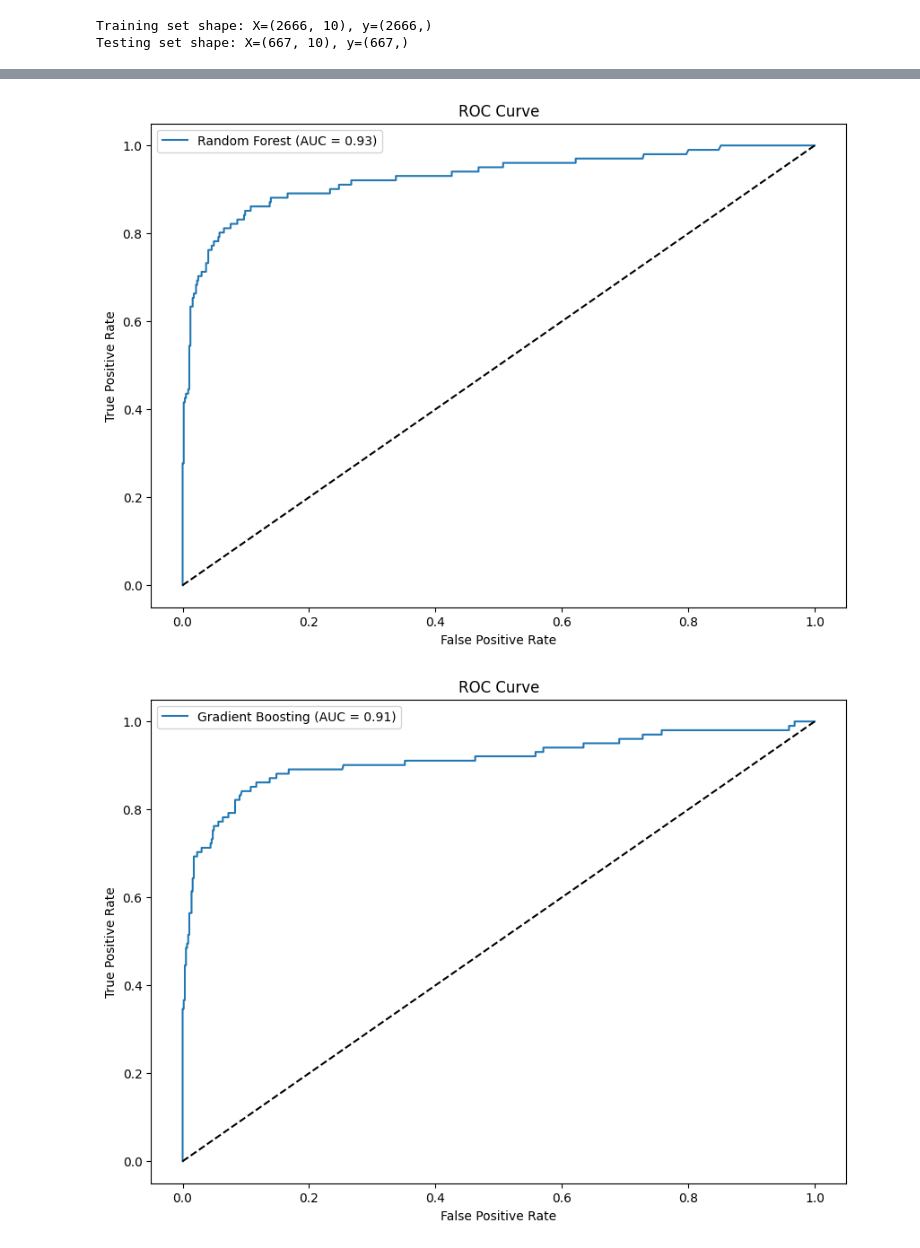
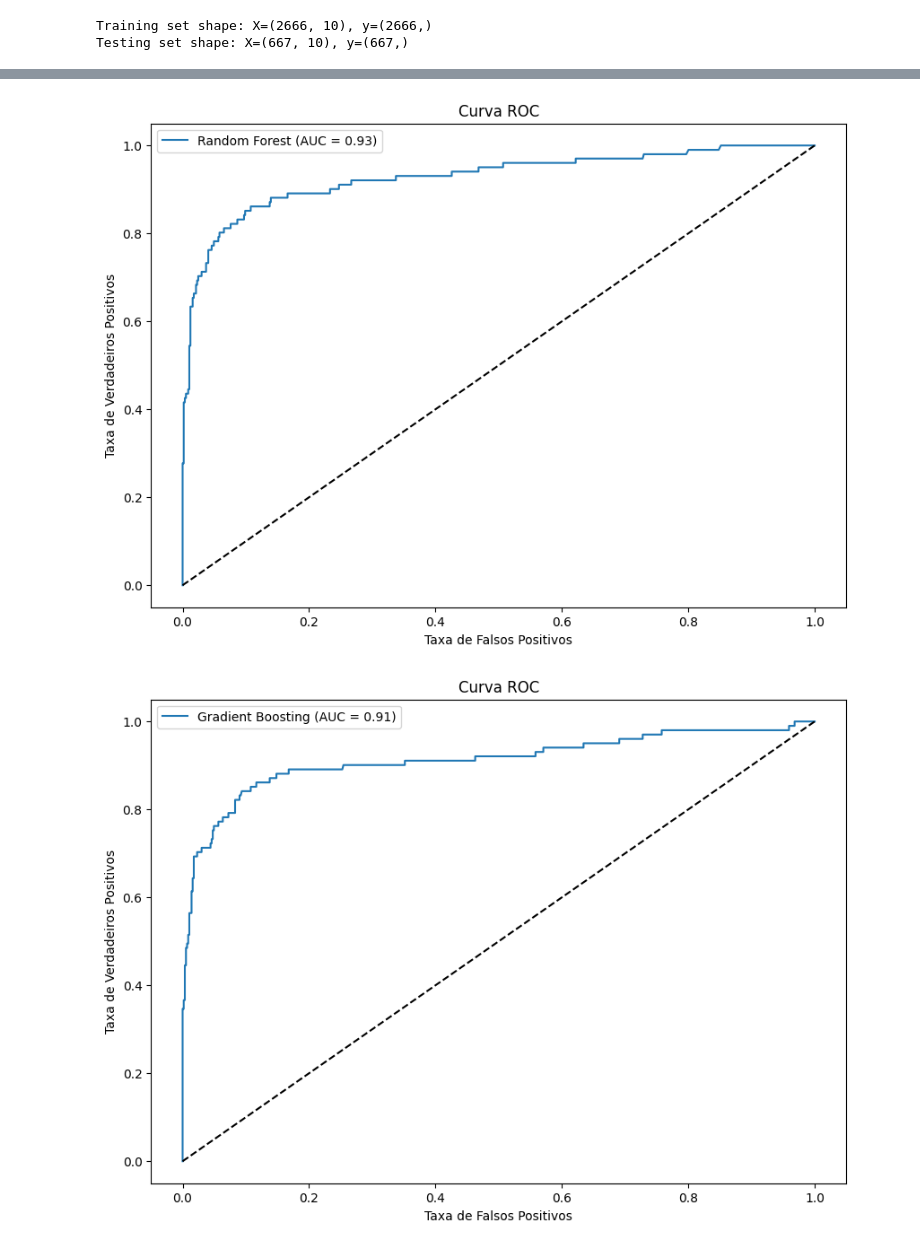
Before and after one commit to mf-gueiros/_sandbox, a Jupyter notebook: CustomerChurn.ipynb, the cells around one changed output, grey strips where cells are left out. Cells and saved outputs as stored; diff of their text form; code cells hidden in the pictures.

```diff
--- a/CustomerChurn.ipynb
+++ b/CustomerChurn.ipynb
@@ -16,7 +16,11 @@ from sklearn.impute import SimpleImputer
 from sklearn.ensemble import RandomForestClassifier, GradientBoostingClassifier
 from sklearn.linear_model import LogisticRegression
 from sklearn.metrics import accuracy_score, confusion_matrix, classification_report, roc_curve, roc_auc_score
+# %%
+#obtendo arquivo
+url_arquivo = 'https://raw.githubusercontent.com/mf-gueiros/_sandbox/main/telecom_churn.csv'
 # %%
 #informação das colunas
-df = pd.read_csv('telecom_churn.csv')
+df = pd.read_csv(url_arquivo)
+print(df.head())
 print(df.info())
@@ -357,34 +427,34 @@ Classification Report:
    macro avg       0.91      0.81      0.85       667
 weighted avg       0.93      0.93      0.93       667
 # %%
-# ROC Curve for Random Forest with Hyperparameter Optimization
+# Curva ROC para o Random Forest com Otimização de Hiperparâmetros
 proba_best_rf = best_rf.predict_proba(X_test)[:, 1]
 fpr_best_rf, tpr_best_rf, _ = roc_curve(y_test, proba_best_rf)
 auc_best_rf = roc_auc_score(y_test, proba_best_rf)
 
 plt.figure(figsize=(10, 7))
 plt.plot(fpr_best_rf, tpr_best_rf, label=f'Random Forest (AUC = {auc_best_rf:.2f})')
 plt.plot([0, 1], [0, 1], 'k--')
-plt.xlabel('False Positive Rate')
-plt.ylabel('True Positive Rate')
-plt.title('ROC Curve')
+plt.xlabel('Taxa de Falsos Positivos')
+plt.ylabel('Taxa de Verdadeiros Positivos')
+plt.title('Curva ROC')
 plt.legend(loc='best')
 plt.show()
 
-# ROC Curve for Gradient Boosting
+# Curva ROC para o Gradient Boosting
 proba_gb = gb.predict_proba(X_test)[:, 1]
 fpr_gb, tpr_gb, _ = roc_curve(y_test, proba_gb)
 auc_gb = roc_auc_score(y_test, proba_gb)
 
 plt.figure(figsize=(10, 7))
 plt.plot(fpr_gb, tpr_gb, label=f'Gradient Boosting (AUC = {auc_gb:.2f})')
 plt.plot([0, 1], [0, 1], 'k--')
-plt.xlabel('False Positive Rate')
-plt.ylabel('True Positive Rate')
-plt.title('ROC Curve')
+plt.xlabel('Taxa de Falsos Positivos')
+plt.ylabel('Taxa de Verdadeiros Positivos')
+plt.title('Curva ROC')
 plt.legend(loc='best')
 plt.show()
 # %% [output]
-[figure, old version]
+[figure, new version]
-[figure, old version]
+[figure, new version]
 # %%
```
Also changed, not shown: parts of 27 cells of this notebook.
